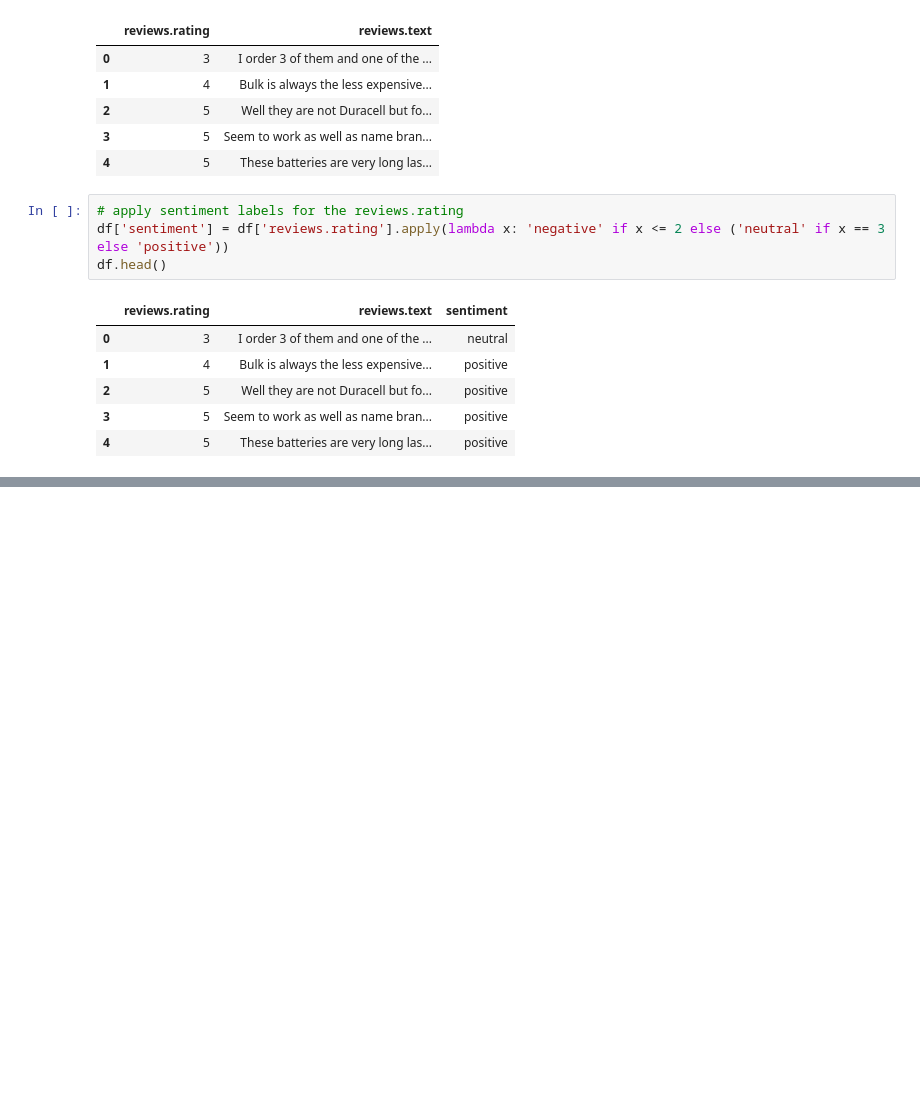
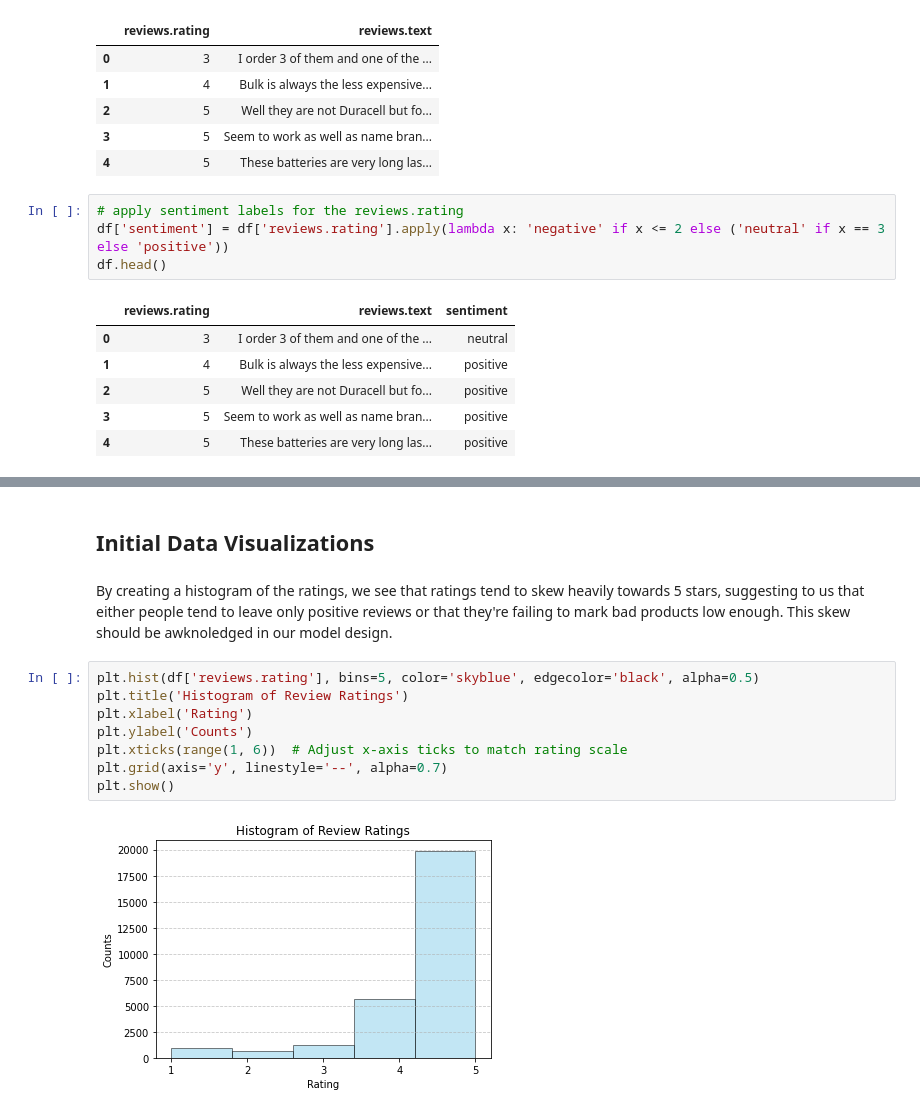
Before and after one commit to Mtortolani/Amazon-Review-Sentiment-Analysis, a Jupyter notebook: notebooks/main.ipynb, the cells around one changed output, grey strips where cells are left out. Saved outputs shown, nothing was run; the diff lists cells and outputs as text; blank space fills up the shorter version.

Commit message:
added 2 visualizations of initial data

```diff
--- a/notebooks/main.ipynb
+++ b/notebooks/main.ipynb
@@ -88,3 +91,17 @@ df.head()
 | 2 | 5 | well duracell price happy | positive |
 | 3 | 5 | seem work well name brand battery... | positive |
 | 4 | 5 | battery long lasting price great | positive |
+# %% [markdown]
+## Initial Data Visualizations
+# %% [markdown]
+By creating a histogram of the ratings, we see that ratings tend to skew heavily towards 5 stars, suggesting to us that either people tend to leave only positive reviews or that they're failing to mark bad products low enough. This skew should be awknoledged in our model design.
+# %%
+plt.hist(df['reviews.rating'], bins=5, color='skyblue', edgecolor='black', alpha=0.5)
+plt.title('Histogram of Review Ratings')
+plt.xlabel('Rating')
+plt.ylabel('Counts')
+plt.xticks(range(1, 6))  # Adjust x-axis ticks to match rating scale
+plt.grid(axis='y', linestyle='--', alpha=0.7)
+plt.show()
+# %% [output]
+[figure, added]
```
Also changed, not shown: parts of 5 cells of this notebook.
